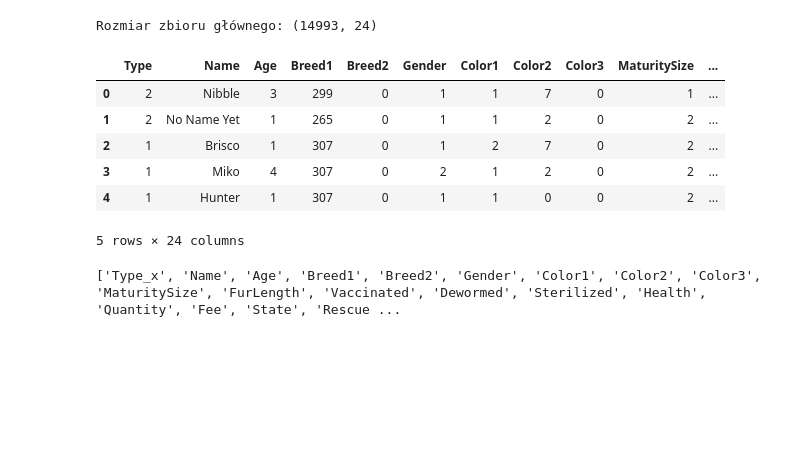
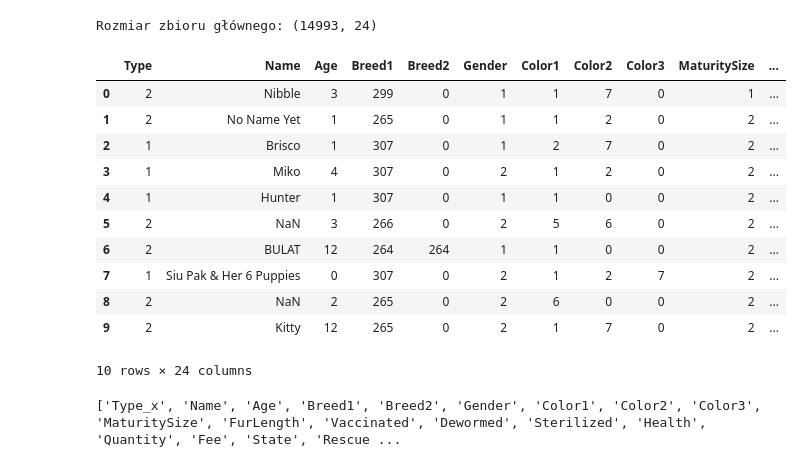
Before and after one commit to trozmarynowski/Projekt-Zaliczeniony-Merito, a Jupyter notebook: Untitled85.ipynb, the cells around one changed output. Drawn from its saved outputs; the diff is of its cells as text; code cells hidden in the pictures; blank space fills up the shorter version.

```diff
--- a/Untitled85.ipynb
+++ b/Untitled85.ipynb
@@ -4,35 +4,40 @@
 import pandas as pd
 import numpy as np
 import matplotlib.pyplot as plt
 import seaborn as sns
 
 sns.set_style("whitegrid")
 
 
 # Korzystam z plików umieszczonych na GitHubie
 
 
 # Poniżej wklejam linki do mojego repozytorium (RAW)
 url_train = 'https://raw.githubusercontent.com/trozmarynowski/Projekt-Zaliczeniony-Merito/refs/heads/main/train.csv'
 url_breed = 'https://raw.githubusercontent.com/trozmarynowski/Projekt-Zaliczeniony-Merito/refs/heads/main/BreedLabels.csv'
 url_color = 'https://raw.githubusercontent.com/trozmarynowski/Projekt-Zaliczeniony-Merito/refs/heads/main/ColorLabels.csv'
 
 df = pd.read_csv(url_train)
 breed_labels = pd.read_csv(url_breed)
 color_labels = pd.read_csv(url_color)
 
 print(f"Rozmiar zbioru głównego: {df.shape}")\
 
-df.head()
+df.head(10)
 # %% [output]
 Rozmiar zbioru głównego: (14993, 24)
 |  | Type | Name | Age | Breed1 | Breed2 | Gender | Color1 | Color2 | Color3 | MaturitySize | ... |
 | 0 | 2 | Nibble | 3 | 299 | 0 | 1 | 1 | 7 | 0 | 1 | ... |
 | 1 | 2 | No Name Yet | 1 | 265 | 0 | 1 | 1 | 2 | 0 | 2 | ... |
 | 2 | 1 | Brisco | 1 | 307 | 0 | 1 | 2 | 7 | 0 | 2 | ... |
 | 3 | 1 | Miko | 4 | 307 | 0 | 2 | 1 | 2 | 0 | 2 | ... |
 | 4 | 1 | Hunter | 1 | 307 | 0 | 1 | 1 | 0 | 0 | 2 | ... |
+| 5 | 2 | NaN | 3 | 266 | 0 | 2 | 5 | 6 | 0 | 2 | ... |
+| 6 | 2 | BULAT | 12 | 264 | 264 | 1 | 1 | 0 | 0 | 2 | ... |
+| 7 | 1 | Siu Pak & Her 6 Puppies | 0 | 307 | 0 | 2 | 1 | 2 | 7 | 2 | ... |
+| 8 | 2 | NaN | 2 | 265 | 0 | 2 | 6 | 0 | 0 | 2 | ... |
+| 9 | 2 | Kitty | 12 | 265 | 0 | 2 | 1 | 7 | 0 | 2 | ... |
-5 rows × 24 columns
+10 rows × 24 columns
 # %%
 # --- PRZYGOTOWANIE DANYCH---
 # Zamieniam numery ras i kolorów na słowa, żeby wykresy były czytelne.
```
Also changed, not shown: parts of 3 cells of this notebook.
